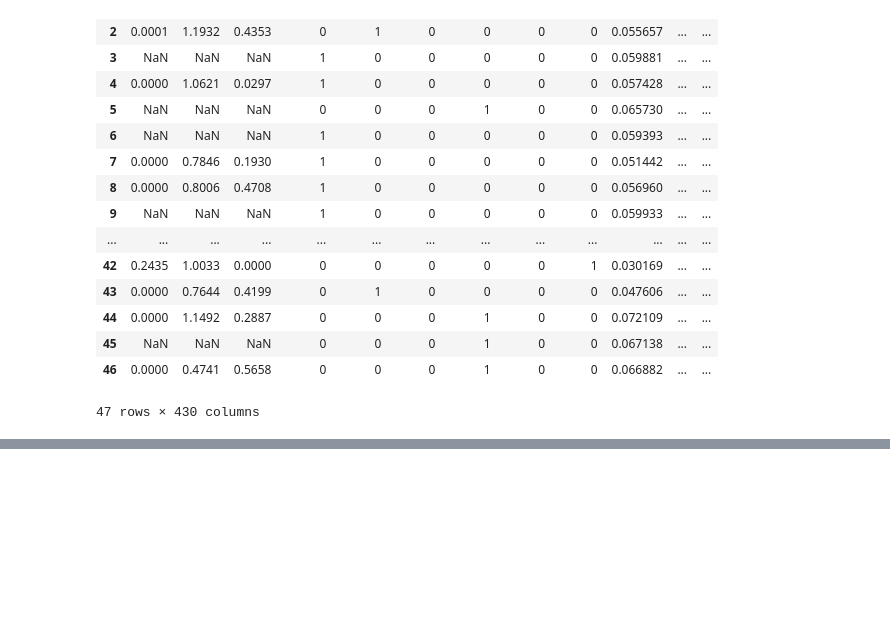
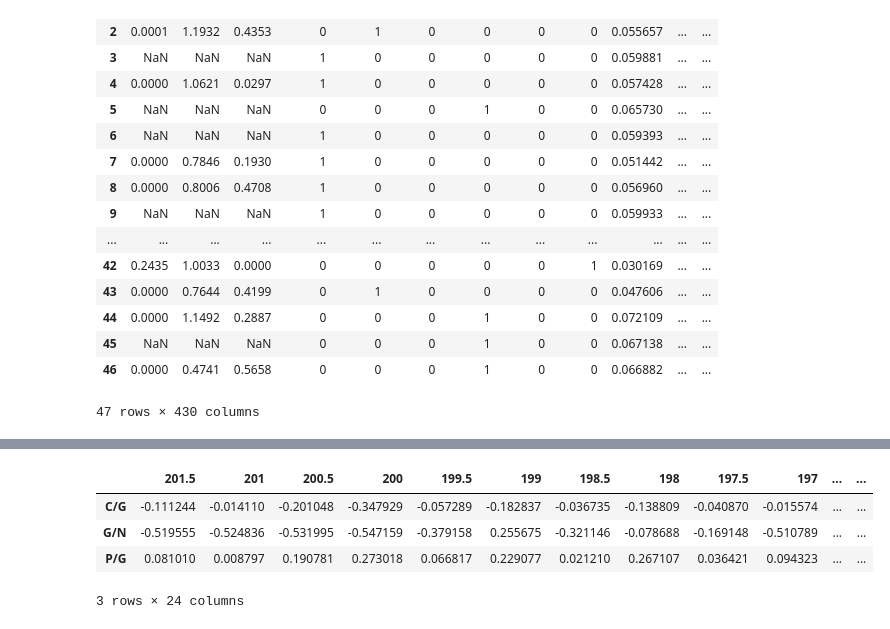
Before and after one commit to jorgeberrezueta/QuimioV2, a Jupyter notebook: main.ipynb, the cells around one changed output, grey strips where cells are left out. Cells and saved outputs as stored; diff of their text form; code cells hidden in the pictures; blank space fills up the shorter version.

```diff
--- a/main.ipynb
+++ b/main.ipynb
@@ -336,0 +354,8 @@ plt.show()
+# %%
+subset.corr().iloc[:3,3:]
+# %% [output]
+|  | 201.5 | 201 | 200.5 | 200 | 199.5 | 199 | 198.5 | 198 | 197.5 | 197 | ... | ... |
+| C/G | -0.111244 | -0.014110 | -0.201048 | -0.347929 | -0.057289 | -0.182837 | -0.036735 | -0.138809 | -0.040870 | -0.015574 | ... | ... |
+| G/N | -0.519555 | -0.524836 | -0.531995 | -0.547159 | -0.379158 | 0.255675 | -0.321146 | -0.078688 | -0.169148 | -0.510789 | ... | ... |
+| P/G | 0.081010 | 0.008797 | 0.190781 | 0.273018 | 0.066817 | 0.229077 | 0.021210 | 0.267107 | 0.036421 | 0.094323 | ... | ... |
+3 rows × 24 columns
```
Also changed, not shown: parts of 13 cells of this notebook, 9 other files.
